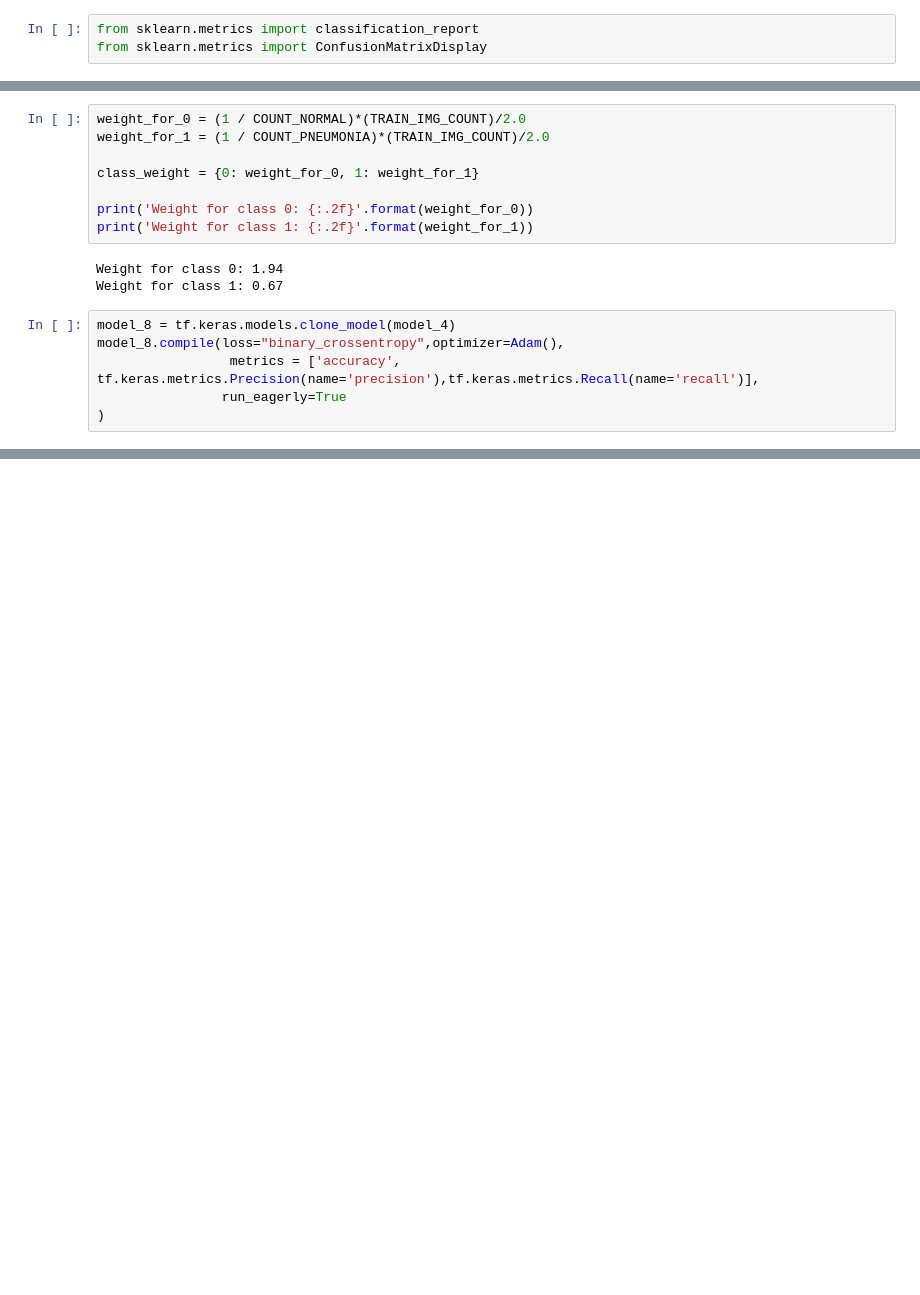
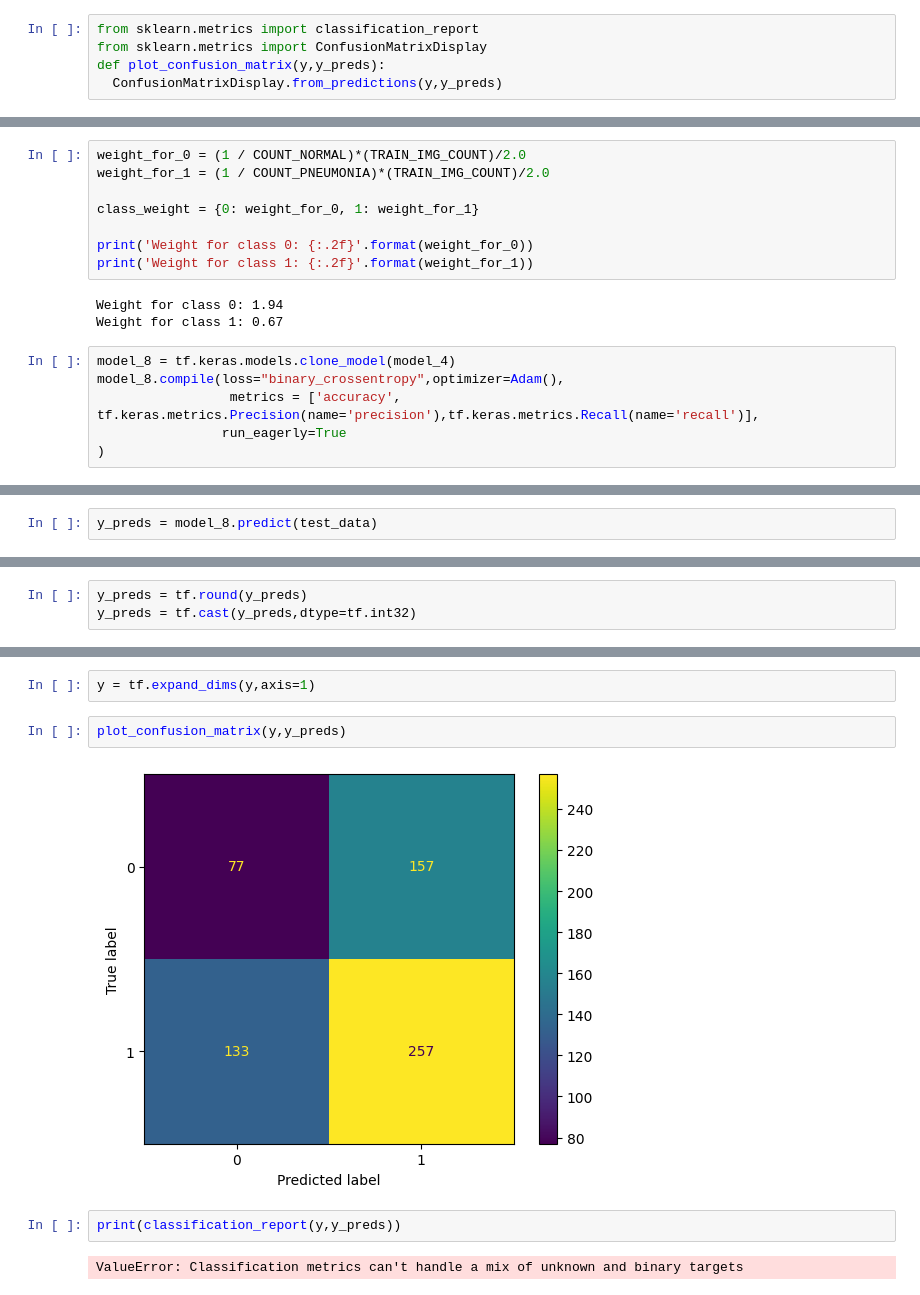
Before and after one commit to AdriBh/JupyterNotebooks-ML-DS-AI, a Jupyter notebook: PneumoniaClassification.ipynb, the cells around one changed output, grey strips where cells are left out. Saved outputs shown, nothing was run; the diff lists cells and outputs as text; blank space fills up the shorter version.

```diff
--- a/PneumoniaClassification.ipynb
+++ b/PneumoniaClassification.ipynb
@@ -585,6 +568,8 @@ array([0, 0, 0, 0, 0, 0, 0, 0, 0, 0, 0, 0, 0, 0, 0, 0, 0, 0, 0, 0, 0, 0,
 # %%
 from sklearn.metrics import classification_report
 from sklearn.metrics import ConfusionMatrixDisplay
+def plot_confusion_matrix(y,y_preds):
+  ConfusionMatrixDisplay.from_predictions(y,y_preds)
 # %%
 # Classification report
 print(classification_report(y,preds))
@@ -736,0 +740,2 @@ Epoch 4/12
+# %%
+y_preds = model_8.predict(test_data)
@@ -736,0 +744,3 @@ Epoch 4/12
+# %%
+y_preds = tf.round(y_preds)
+y_preds = tf.cast(y_preds,dtype=tf.int32)
@@ -736,0 +771,10 @@ Epoch 4/12
+# %%
+y = tf.expand_dims(y,axis=1)
+# %%
+plot_confusion_matrix(y,y_preds)
+# %% [output]
+[figure, added]
+# %%
+print(classification_report(y,y_preds))
+# %% [output]
+ValueError: Classification metrics can't handle a mix of unknown and binary targets
```
Also changed, not shown: parts of 21 cells of this notebook.
